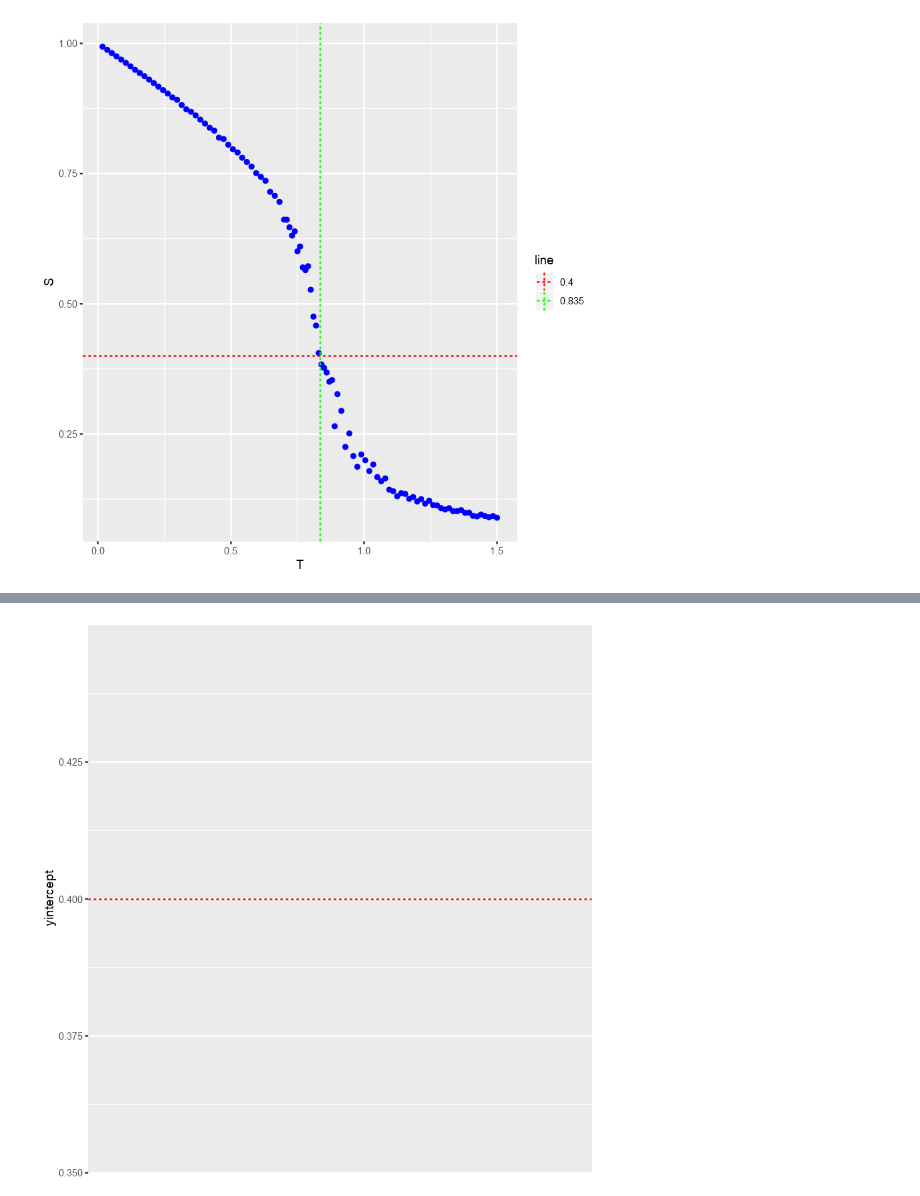
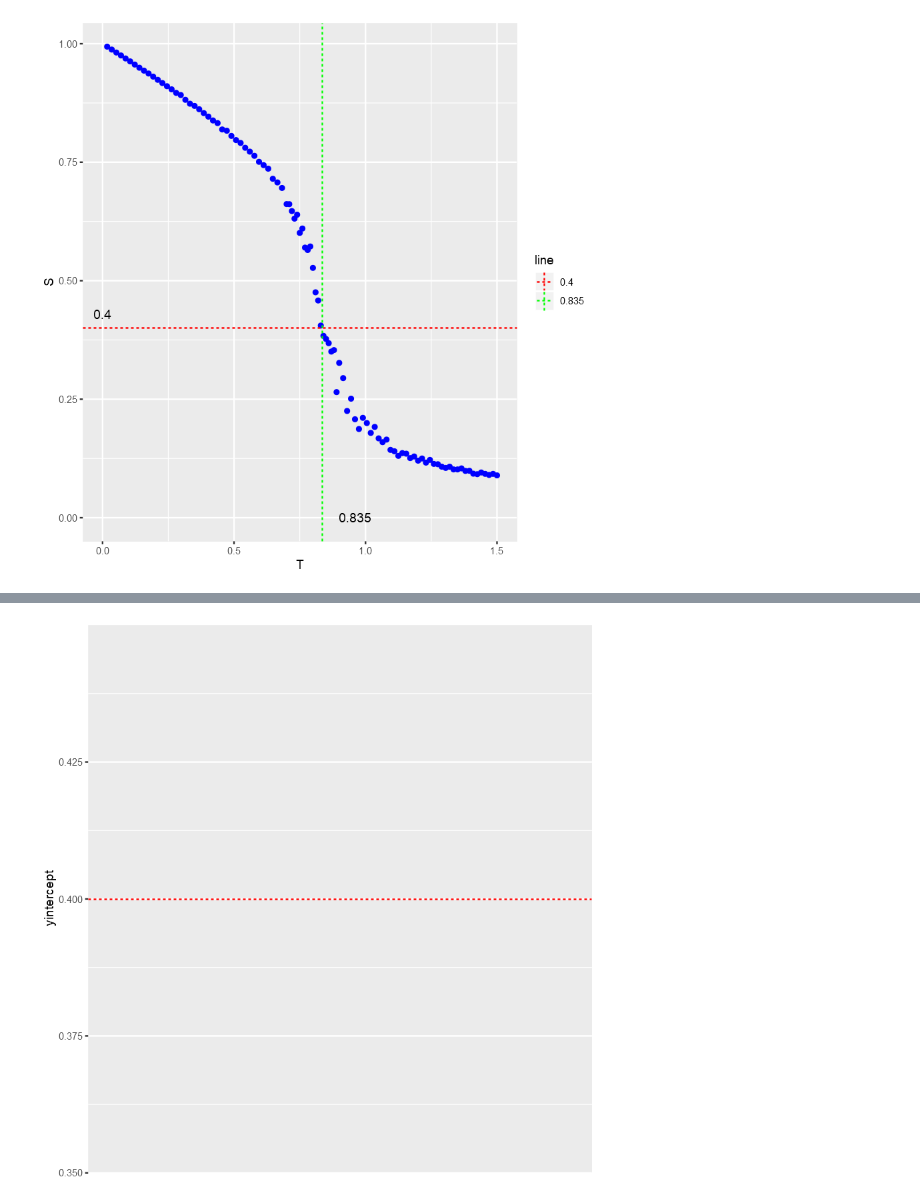
Before and after one commit to Squaess/StatisticalPhysics, a Jupyter notebook: nlc/v2/make_results.ipynb, the cells around one changed output, grey strips where cells are left out. Cells and saved outputs as stored; diff of their text form; code cells hidden in the pictures.

Commit message:
Plots for report

```diff
--- a/nlc/v2/make_results.ipynb
+++ b/nlc/v2/make_results.ipynb
@@ -21,10 +35,12 @@ head(data, 5)
 # %%
 # ggplot() + geom_point(data = data, aes(T, S), color="red") + geom_point(data = data, aes(T, S2), color="blue") +
 ggplot() + geom_point(data = data, aes(T, S2), color="blue") +
 ylab("S") +
 geom_hline(aes(yintercept=0.4, linetype = "0.4"), color="red") +
 geom_vline(aes(xintercept=0.835, linetype = "0.835"), color="green") +
 scale_linetype_manual(name = "line", values=c(2,2),
-                      guide = guide_legend(override.aes = list(color = c("red", "green"))))
+                      guide = guide_legend(override.aes = list(color = c("red", "green")))) +
+geom_text(aes(0,0.4,label = 0.4, vjust = -1))+
+geom_text(aes(0.835,0,label = 0.835, hjust = -0.5))
 # %% [output]
-[figure, old version]
+[figure, new version]
```
Also changed, not shown: parts of 4 cells of this notebook, 4 other files.
